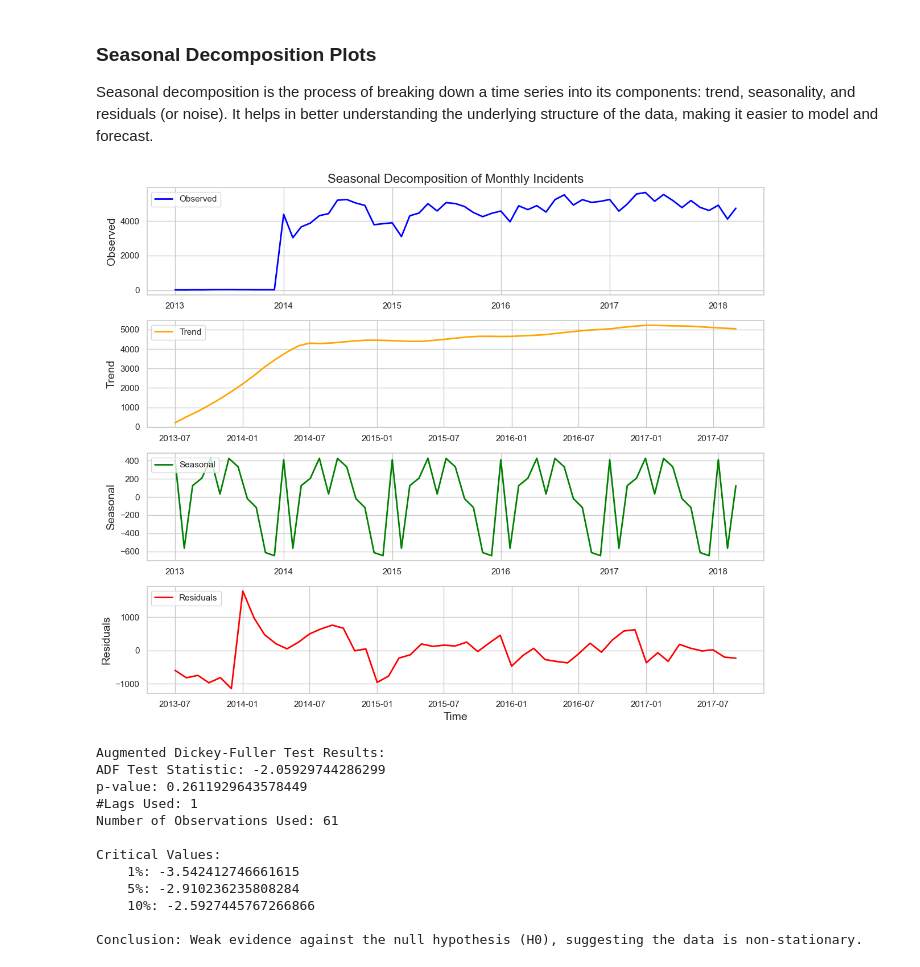
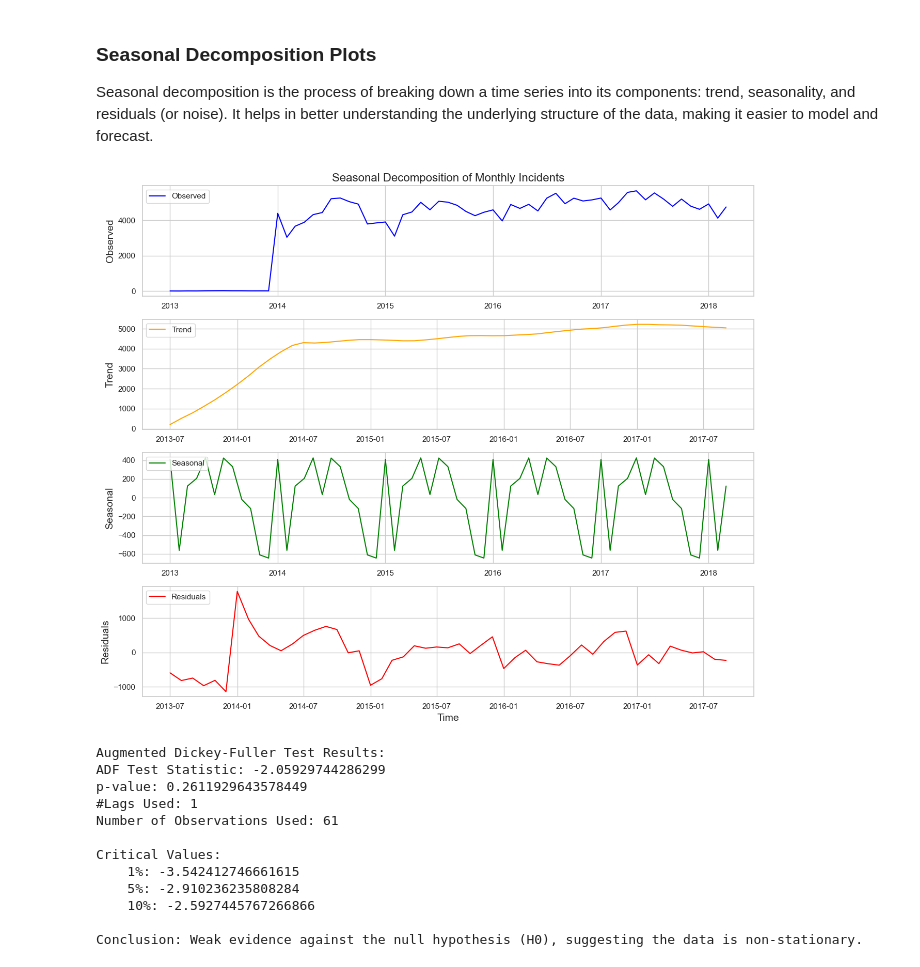
Before and after one commit to bharath03-a/Gun-Violence-Incidents, a Jupyter notebook: notebooks/06_time_series_analysis.ipynb, the cells around one changed output. Cells and saved outputs as stored; diff of their text form; code cells hidden in the pictures.

```diff
--- a/notebooks/06_time_series_analysis.ipynb
+++ b/notebooks/06_time_series_analysis.ipynb
@@ -25,10 +25,10 @@ df = pd.read_csv("../data/gun_violence_cleaned_data_2013_2018.csv")
 # %% [markdown]
 Monthly modifications are being done to the data.
 # %%
-df['date'] = pd.to_datetime(df['date'])
-df['monthyear'] = df['date'].dt.to_period('M')
+time_series_df['date'] = pd.to_datetime(time_series_df['date'])
+time_series_df['monthyear'] = time_series_df['date'].dt.to_period('M')
 
-monthly_incidents = df.groupby('monthyear').size()
+monthly_incidents = time_series_df.groupby('monthyear').size()
 monthly_incidents.index = monthly_incidents.index.to_timestamp()
 # %%
 indices = []
@@ -39 +39,3 @@ df_mass = df.iloc[indices]
+# %%
+sns.set_theme(style="whitegrid")
 # %%
@@ -117,4 +128,4 @@ plt.show()
 # %%
-df['monthyear'] = df['monthyear'].dt.to_timestamp()
+time_series_df['monthyear'] = time_series_df['monthyear'].dt.to_timestamp()
 # %%
 plt.figure(figsize=(12, 6))
@@ -174,7 +185,7 @@ def perform_adf_test(time_series):
     else:
         print("\nConclusion: Weak evidence against the null hypothesis (H0), suggesting the data is non-stationary.")
 # %%
-ts = df.groupby('monthyear')['incident_id'].count().reset_index()
+ts = time_series_df.groupby('monthyear')['incident_id'].count().reset_index()
 ts.columns = ['month','total']
 ts['month'] = pd.to_datetime(ts['month'])
 ts.set_index('month',inplace=True)
@@ -185,35 +196,33 @@ ts.set_index('month',inplace=True)
 Seasonal decomposition is the process of breaking down a time series into its components: trend, seasonality, and residuals (or noise). It helps in better understanding the underlying structure of the data, making it easier to model and forecast.
 # %%
 decomposition = seasonal_decompose(ts["total"], model='additive', period=12)
+fig, axes = plt.subplots(nrows=4, ncols=1, figsize=(13, 11))
 
-sns.set(style='whitegrid')
-fig, axes = plt.subplots(nrows=4, ncols=1, figsize=(12, 10))
-
-axes[0].plot(decomposition.observed, color='blue', label='Observed', linewidth=2)
+axes[0].plot(decomposition.observed, color='blue', label='Observed', linewidth=1.5)
 axes[0].set_title('Seasonal Decomposition of Monthly Incidents', fontsize=16)
 axes[0].set_ylabel('Observed', fontsize=14)
 axes[0].legend(loc='upper left')
 
-axes[1].plot(decomposition.trend, color='orange', label='Trend', linewidth=2)
+axes[1].plot(decomposition.trend, color='orange', label='Trend', linewidth=1.5)
 axes[1].set_ylabel('Trend', fontsize=14)
 axes[1].legend(loc='upper left')
 
-axes[2].plot(decomposition.seasonal, color='green', label='Seasonal', linewidth=2)
+axes[2].plot(decomposition.seasonal, color='green', label='Seasonal', linewidth=1.5)
 axes[2].set_ylabel('Seasonal', fontsize=14)
 axes[2].legend(loc='upper left')
 
-axes[3].plot(decomposition.resid, color='red', label='Residuals', linewidth=2)
+axes[3].plot(decomposition.resid, color='red', label='Residuals', linewidth=1.5)
 axes[3].set_ylabel('Residuals', fontsize=14)
 axes[3].set_xlabel('Time', fontsize=14)
 axes[3].legend(loc='upper left')
 
 for ax in axes:
     ax.grid(True)
 
 plt.tight_layout()
 plt.show()
 # %% [output]
-[figure, old version]
+[figure, new version]
 # %%
 perform_adf_test(ts["total"])
 # %% [output]
```
Also changed, not shown: parts of 7 cells of this notebook.
